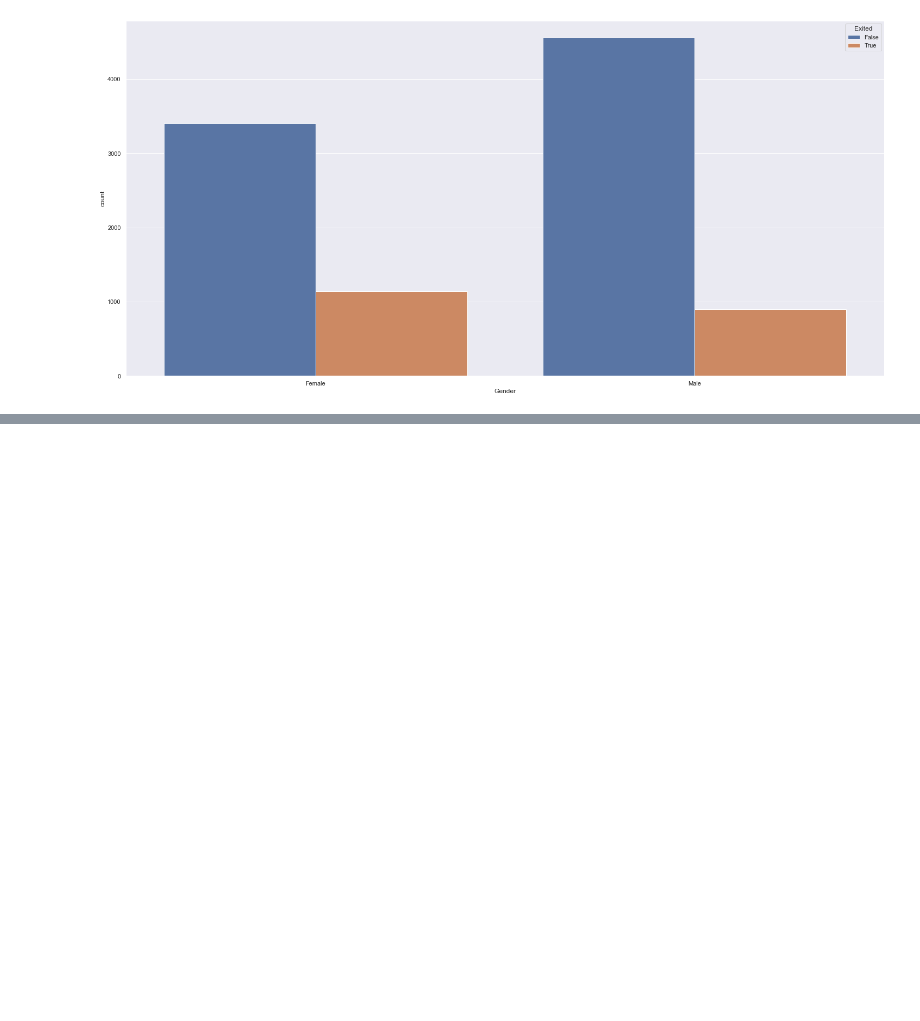
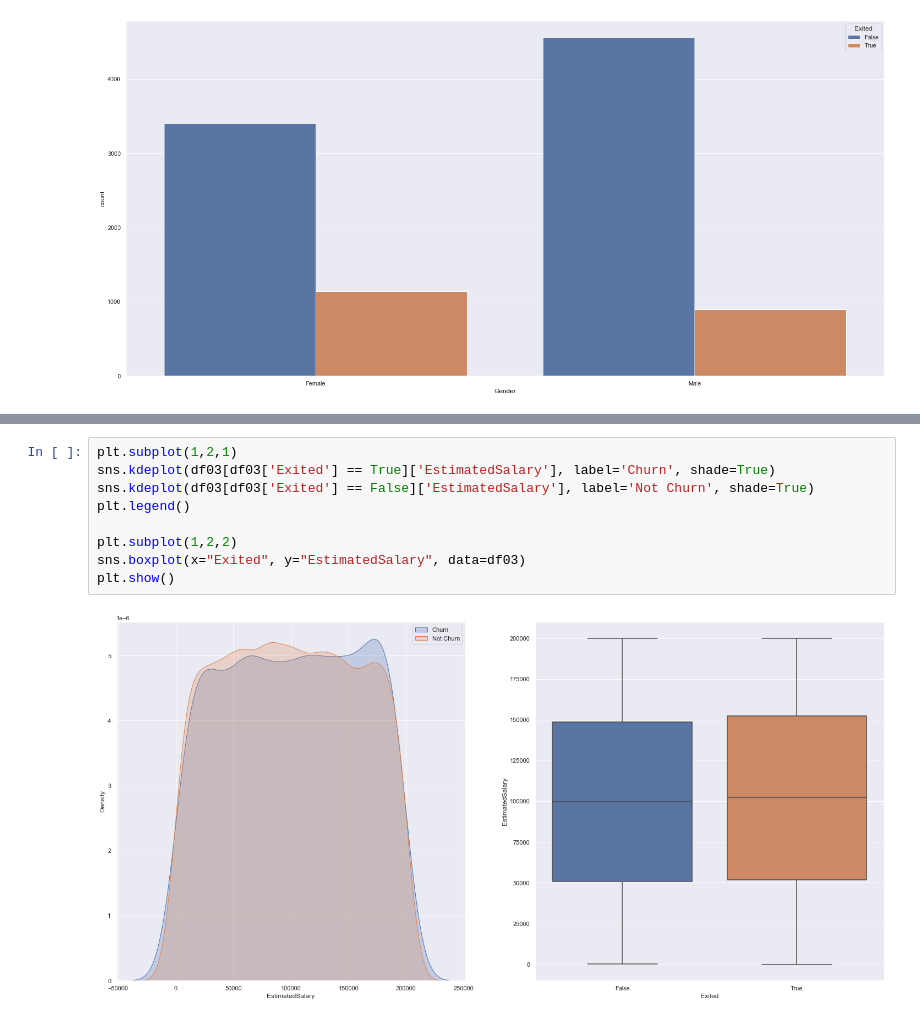
Before and after one commit to FabioCaffarello/Churn-Prediction-TopBank, a Jupyter notebook: 02-Notebooks/01-FirstCycleCRISP/03-ExploratoryDataAnalysis.ipynb, the cells around one changed output, grey strips where cells are left out. Drawn from its saved outputs; the diff is of its cells as text; blank space fills up the shorter version.

```diff
--- a/02-Notebooks/01-FirstCycleCRISP/03-ExploratoryDataAnalysis.ipynb
+++ b/02-Notebooks/01-FirstCycleCRISP/03-ExploratoryDataAnalysis.ipynb
@@ -84,0 +111,11 @@ plt.show()
+# %%
+plt.subplot(1,2,1)
+sns.kdeplot(df03[df03['Exited'] == True]['EstimatedSalary'], label='Churn', shade=True)
+sns.kdeplot(df03[df03['Exited'] == False]['EstimatedSalary'], label='Not Churn', shade=True)
+plt.legend()
+
+plt.subplot(1,2,2)
+sns.boxplot(x="Exited", y="EstimatedSalary", data=df03)
+plt.show()
+# %% [output]
+[figure, added]
```
Also changed, not shown: parts of 7 cells of this notebook.
